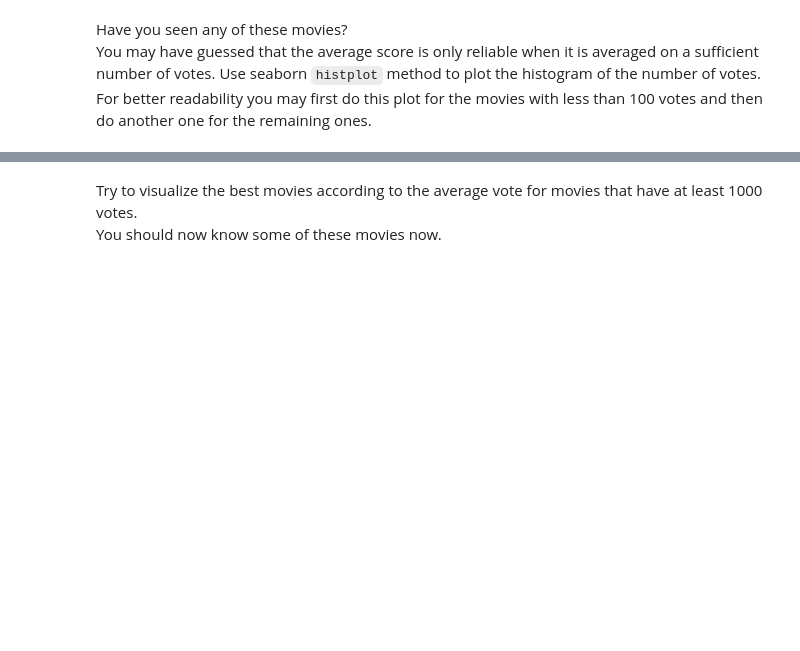
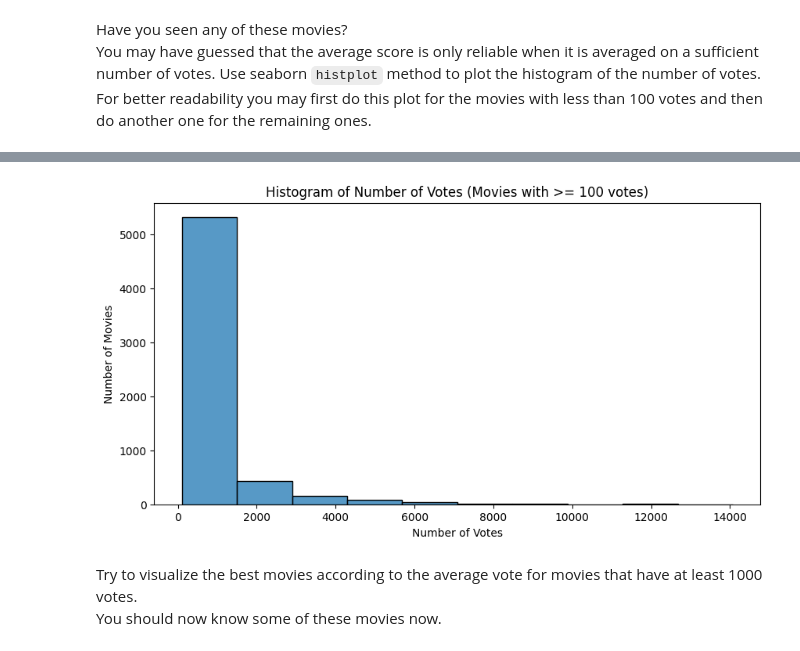
Before and after one commit to skanderrahal11/AIF, a Jupyter notebook: rec_sys/recommender_systems/INSA_Reco.ipynb, the cells around one changed output, grey strips where cells are left out. Drawn from its saved outputs; the diff is of its cells as text; code cells hidden in the pictures; blank space fills up the shorter version.

```diff
--- a/rec_sys/recommender_systems/INSA_Reco.ipynb
+++ b/rec_sys/recommender_systems/INSA_Reco.ipynb
@@ -87,3 +129,13 @@ For better readability you may first do this plot for the movies with less than
+# %%
+# Plot histogram for movies with more than 100 votes
+plt.figure(figsize=(10, 5))
+sns.histplot(data=metadata[metadata['vote_count'] >= 100], x='vote_count', bins=10)
+plt.title('Histogram of Number of Votes (Movies with >= 100 votes)')
+plt.xlabel('Number of Votes')
+plt.ylabel('Number of Movies')
+plt.show()
+# %% [output]
+[figure, added]
 # %% [markdown]
 Try to visualize the best movies according to the average vote for movies that have at least 1000 votes.
 You should now know some of these movies now.
```
Also changed, not shown: parts of 8 cells of this notebook.
